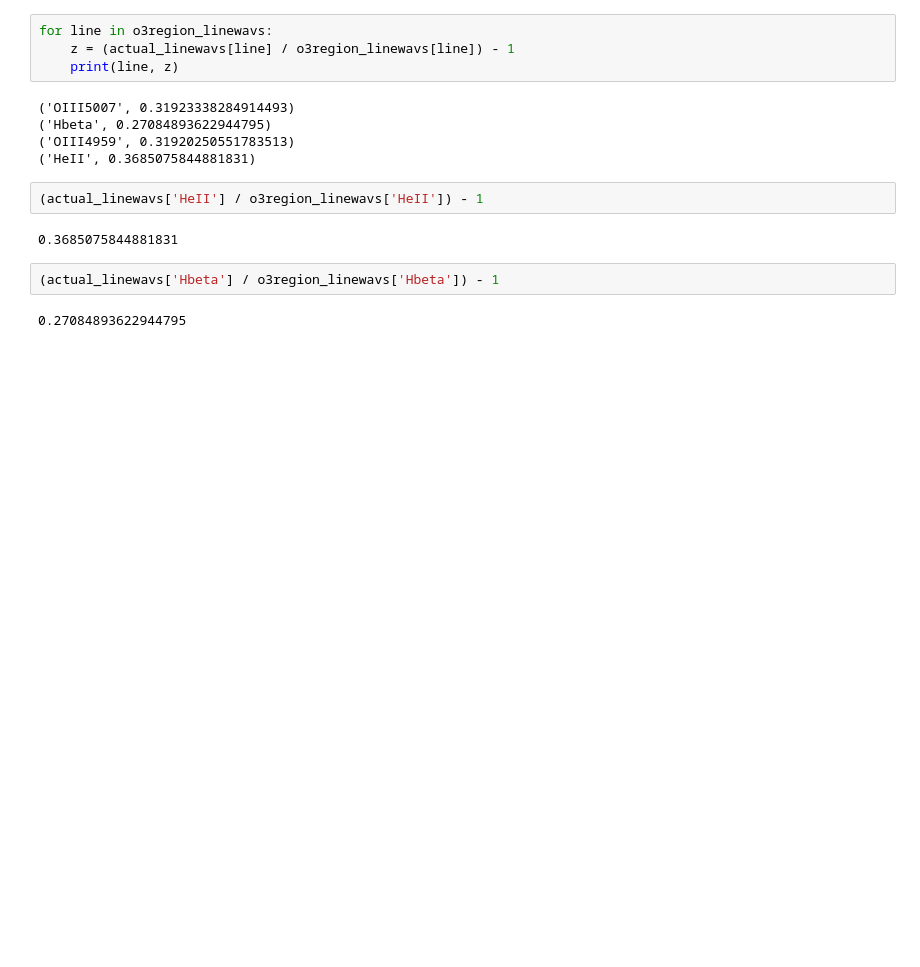
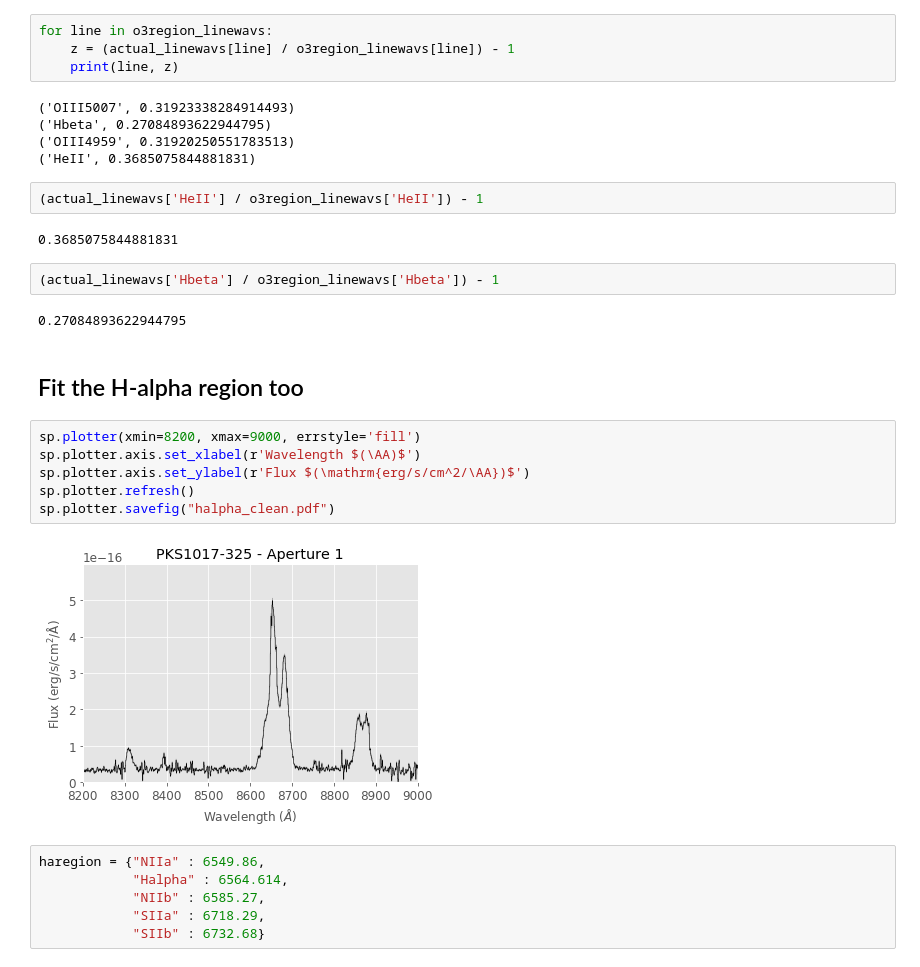
Before and after one commit to granttremblay/question_for_adam, a Jupyter notebook: Its_working.ipynb, the cells around one changed output. Drawn from its saved outputs; the diff is of its cells as text; blank space fills up the shorter version.

```diff
--- a/Its_working.ipynb
+++ b/Its_working.ipynb
@@ -435,3 +438,19 @@ for line in o3region_linewavs:
 (actual_linewavs['Hbeta'] / o3region_linewavs['Hbeta']) - 1
 # %% [output]
 0.27084893622944795
+# %% [markdown]
+## Fit the H-alpha region too
+# %%
+sp.plotter(xmin=8200, xmax=9000, errstyle='fill')
+sp.plotter.axis.set_xlabel(r'Wavelength $(\AA)$')
+sp.plotter.axis.set_ylabel(r'Flux $(\mathrm{erg/s/cm^2/\AA})$')
+sp.plotter.refresh()
+sp.plotter.savefig("halpha_clean.pdf")
+# %% [output]
+[figure, added]
+# %%
+haregion = {"NIIa" : 6549.86,
+            "Halpha" : 6564.614,
+            "NIIb" : 6585.27,
+            "SIIa" : 6718.29,
+            "SIIb" : 6732.68}
```
Also changed, not shown: parts of 5 cells of this notebook, 1 other file.
